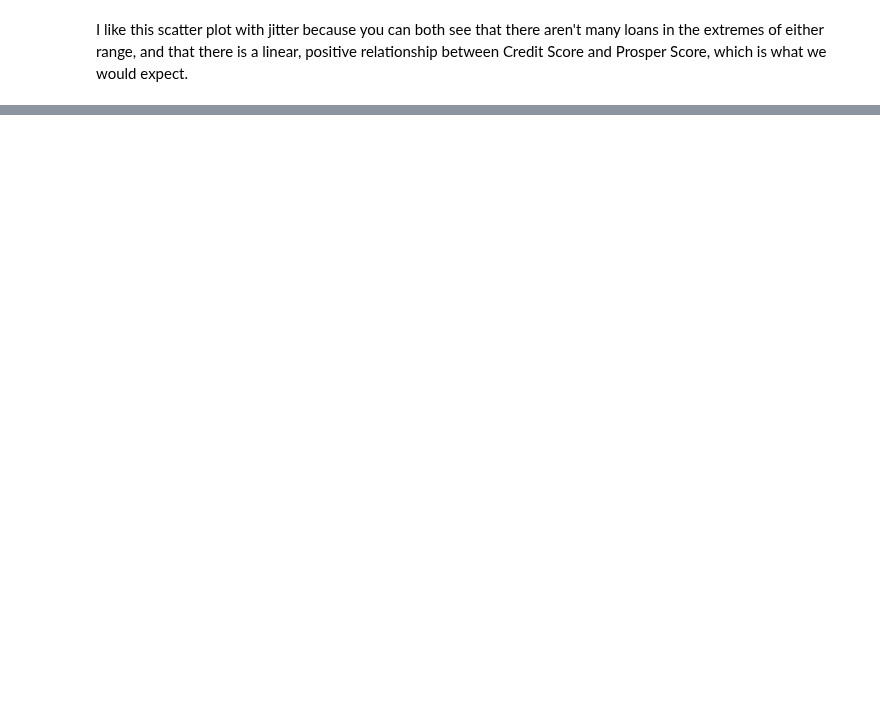
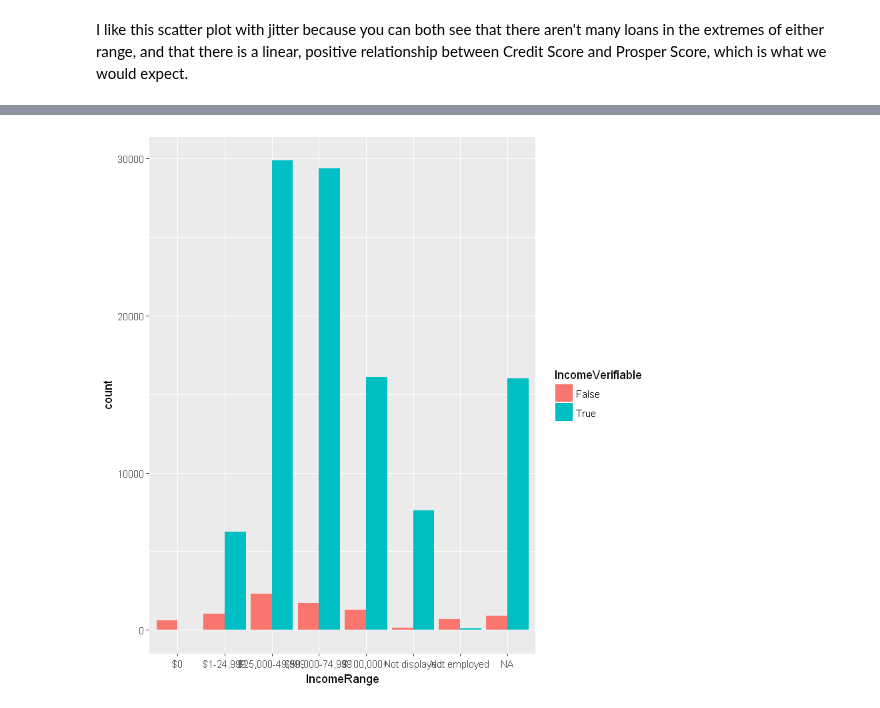
Before and after one commit to timdef/ProsperLoanEDA, a Jupyter notebook: BivariateExploration.ipynb, the cells around one changed output, grey strips where cells are left out. Cells and saved outputs as stored; diff of their text form; code cells hidden in the pictures; blank space fills up the shorter version.

```diff
--- a/BivariateExploration.ipynb
+++ b/BivariateExploration.ipynb
@@ -303,0 +315,9 @@ filter(count == max(count))
+# %%
+#--Income range
+#Income range verified
+#Maybe density plots or dodged bar plot?
+#Perhaps this is verified to not verified proportions.
+df %>%
+ggplot(aes(x=IncomeRange, fill = IncomeVerifiable)) + geom_bar(position="dodge")
+# %% [output]
+[figure, added]
```
Also changed, not shown: parts of 4 cells of this notebook.
